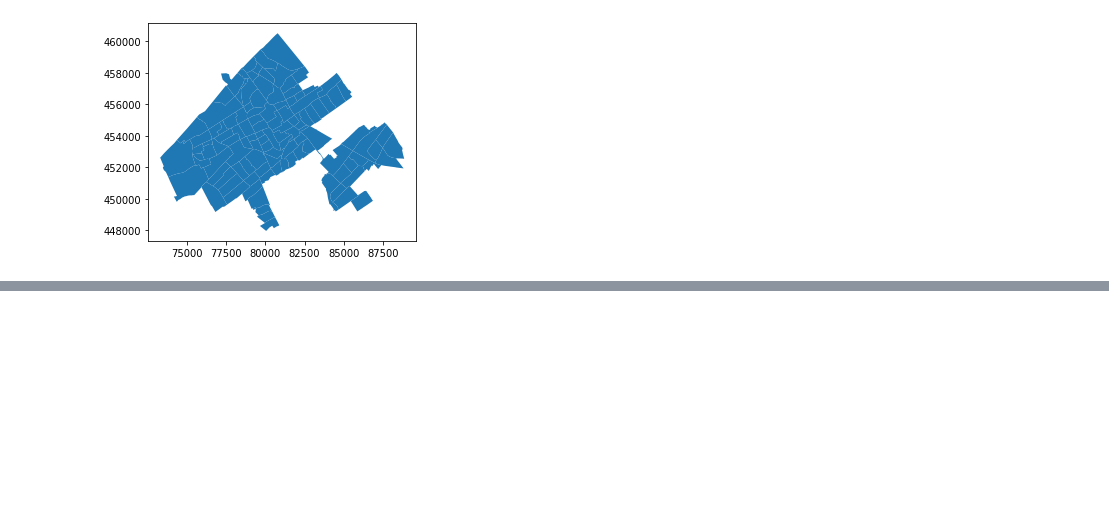
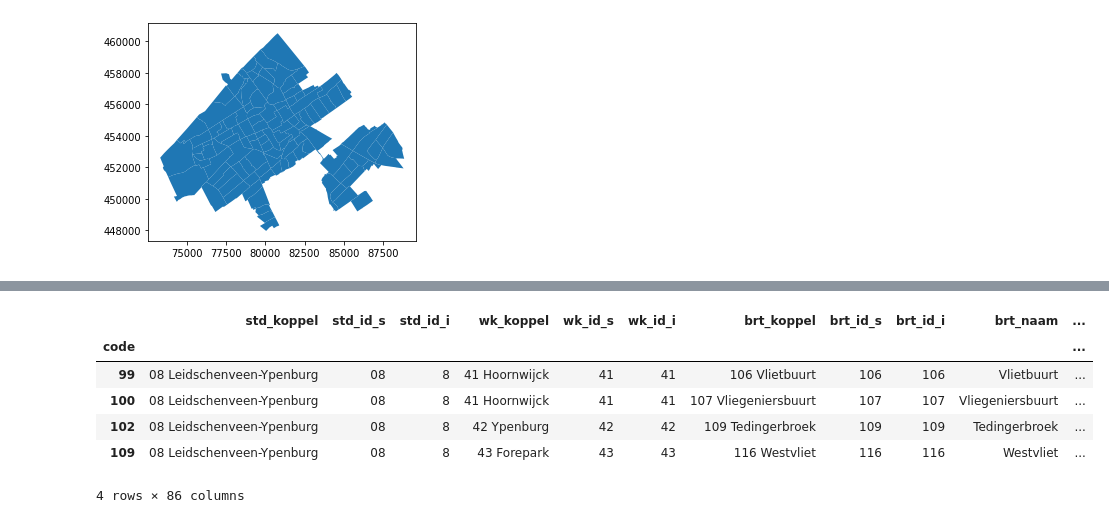
Before and after one commit to J-h-V/OpenDataDenHaag, a Jupyter notebook: GISMap.ipynb, the cells around one changed output, grey strips where cells are left out. Drawn from its saved outputs; the diff is of its cells as text; code cells hidden in the pictures; blank space fills up the shorter version.

```diff
--- a/GISMap.ipynb
+++ b/GISMap.ipynb
@@ -14,0 +42,10 @@ dh_plot_locations.plot()
+# %%
+dh_plot_locations[dh_plot_locations["ttprs"].isna()]
+# %% [output]
+|  | std_koppel | std_id_s | std_id_i | wk_koppel | wk_id_s | wk_id_i | brt_koppel | brt_id_s | brt_id_i | brt_naam | ... |
+| code |  |  |  |  |  |  |  |  |  |  | ... |
+| 99 | 08 Leidschenveen-Ypenburg | 08 | 8 | 41 Hoornwijck | 41 | 41 | 106 Vlietbuurt | 106 | 106 | Vlietbuurt | ... |
+| 100 | 08 Leidschenveen-Ypenburg | 08 | 8 | 41 Hoornwijck | 41 | 41 | 107 Vliegeniersbuurt | 107 | 107 | Vliegeniersbuurt | ... |
+| 102 | 08 Leidschenveen-Ypenburg | 08 | 8 | 42 Ypenburg | 42 | 42 | 109 Tedingerbroek | 109 | 109 | Tedingerbroek | ... |
+| 109 | 08 Leidschenveen-Ypenburg | 08 | 8 | 43 Forepark | 43 | 43 | 116 Westvliet | 116 | 116 | Westvliet | ... |
+4 rows × 86 columns
```
Also changed, not shown: parts of 6 cells of this notebook, 1 other file.
